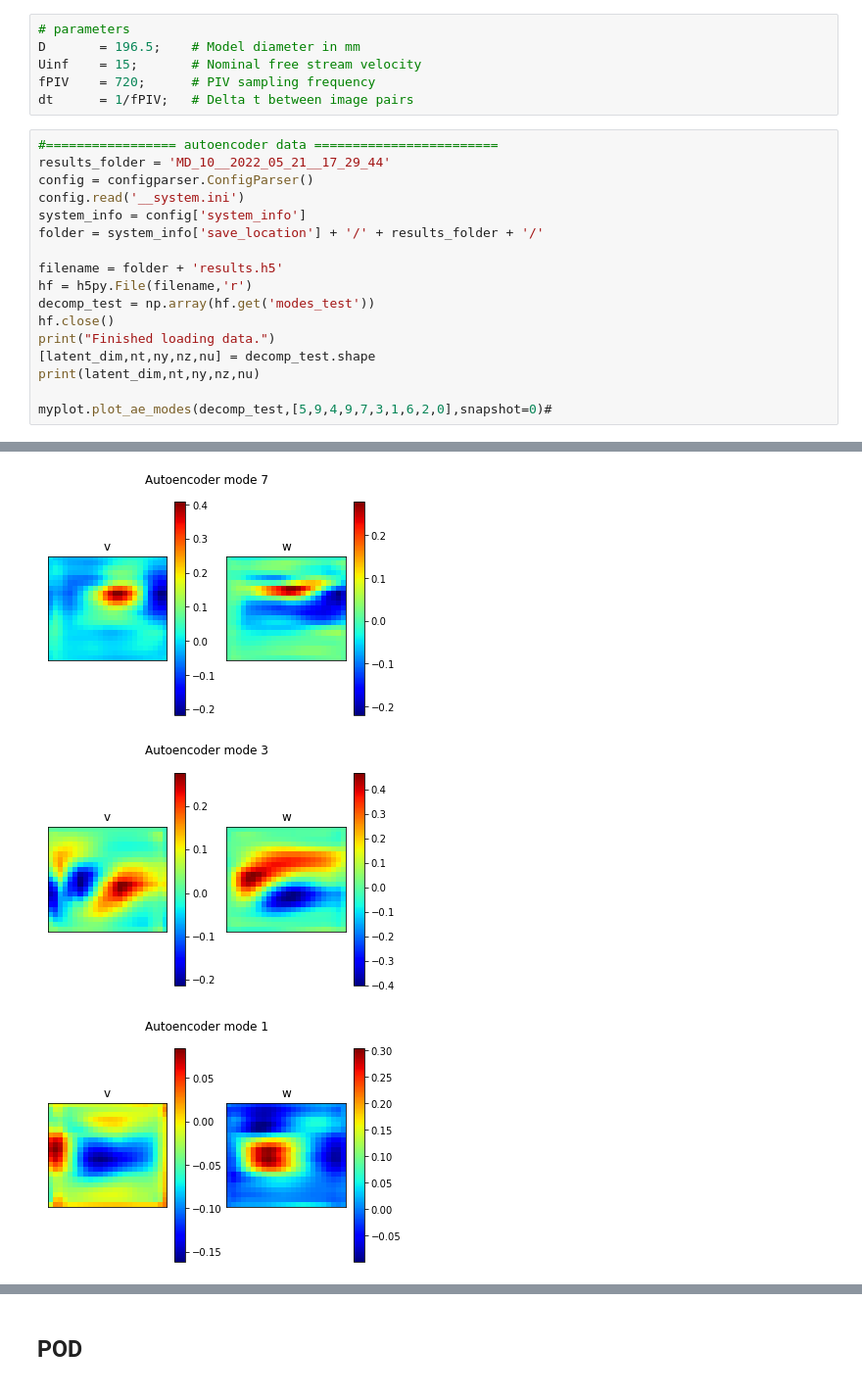
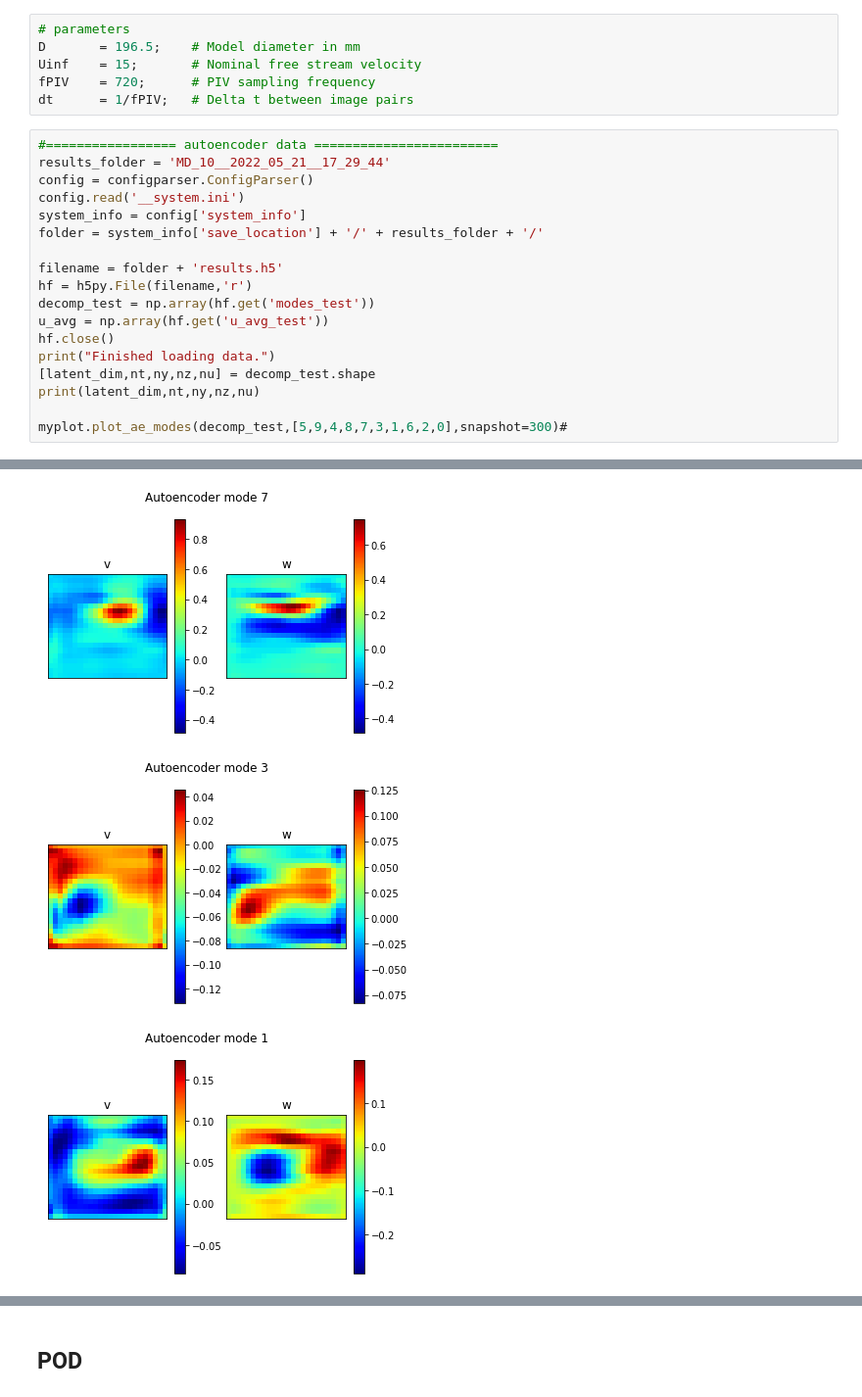
Before and after one commit to MagriLab/MD-CNN-AE, a Jupyter notebook: visualise_modes.ipynb, the cells around one changed output, grey strips where cells are left out. Shown: that part at 98% size. Drawn from its saved outputs; the diff is of its cells as text.

```diff
--- a/visualise_modes.ipynb
+++ b/visualise_modes.ipynb
@@ -22,12 +22,13 @@ folder = system_info['save_location'] + '/' + results_folder + '/'
 filename = folder + 'results.h5'
 hf = h5py.File(filename,'r')
 decomp_test = np.array(hf.get('modes_test'))
+u_avg = np.array(hf.get('u_avg_test'))
 hf.close()
 print("Finished loading data.")
 [latent_dim,nt,ny,nz,nu] = decomp_test.shape
 print(latent_dim,nt,ny,nz,nu)
 
-myplot.plot_ae_modes(decomp_test,[5,9,4,9,7,3,1,6,2,0],snapshot=0)#
+myplot.plot_ae_modes(decomp_test,[5,9,4,8,7,3,1,6,2,0],snapshot=300)#
 # %% [output]
 Finished loading data.
 10 600 21 24 2
@@ -41,6 +42,6 @@ Finished loading data.
-[figure, old version]
+[figure, new version]
-[figure, old version]
+[figure, new version]
-[figure, old version]
+[figure, new version]
 # %%
 # magnitude
 modes_V = np.sum(decomp_test**2,axis=-1)**0.5
```
Also changed, not shown: parts of 9 cells of this notebook, 3 other files.
